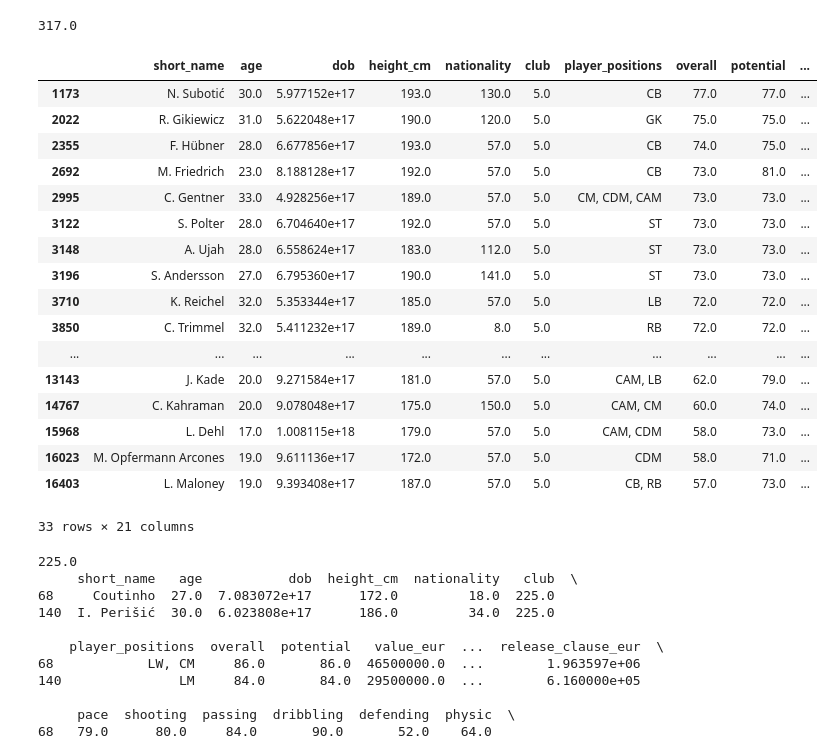
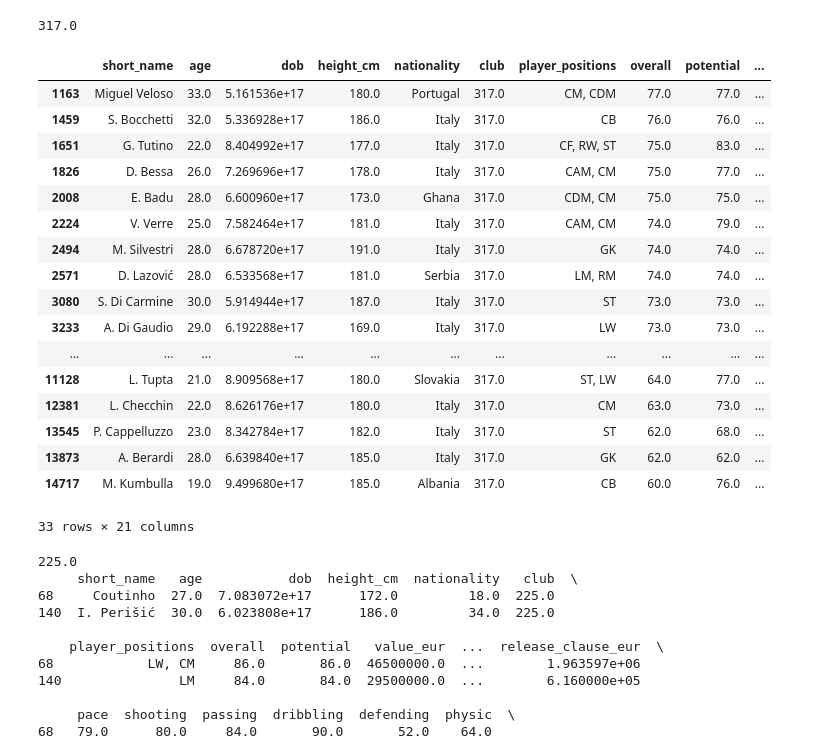
Before and after one commit to afss2/Projeto1_CD, a Jupyter notebook: Projeto_TAGDI.ipynb, the cells around one changed output. Saved outputs shown, nothing was run; the diff lists cells and outputs as text; code cells hidden in the pictures.

```diff
--- a/Projeto_TAGDI.ipynb
+++ b/Projeto_TAGDI.ipynb
@@ -650,25 +653,25 @@ cleaned_df['club'].value_counts().idxmax()
 317.0
 # %%
 #O time FC Union Berlin é o que tem o maior número de jogadores (foi o primeiro a ser retornado)
-cleaned_df[cleaned_df['club'] == 5]
+cleaned_df[cleaned_df['club'] == 317]
 # %% [output]
 |  | short_name | age | dob | height_cm | nationality | club | player_positions | overall | potential | ... |
-| 1173 | N. Subotić | 30.0 | 5.977152e+17 | 193.0 | 130.0 | 5.0 | CB | 77.0 | 77.0 | ... |
-| 2022 | R. Gikiewicz | 31.0 | 5.622048e+17 | 190.0 | 120.0 | 5.0 | GK | 75.0 | 75.0 | ... |
-| 2355 | F. Hübner | 28.0 | 6.677856e+17 | 193.0 | 57.0 | 5.0 | CB | 74.0 | 75.0 | ... |
-| 2692 | M. Friedrich | 23.0 | 8.188128e+17 | 192.0 | 57.0 | 5.0 | CB | 73.0 | 81.0 | ... |
-| 2995 | C. Gentner | 33.0 | 4.928256e+17 | 189.0 | 57.0 | 5.0 | CM, CDM, CAM | 73.0 | 73.0 | ... |
-| 3122 | S. Polter | 28.0 | 6.704640e+17 | 192.0 | 57.0 | 5.0 | ST | 73.0 | 73.0 | ... |
-| 3148 | A. Ujah | 28.0 | 6.558624e+17 | 183.0 | 112.0 | 5.0 | ST | 73.0 | 73.0 | ... |
-| 3196 | S. Andersson | 27.0 | 6.795360e+17 | 190.0 | 141.0 | 5.0 | ST | 73.0 | 73.0 | ... |
-| 3710 | K. Reichel | 32.0 | 5.353344e+17 | 185.0 | 57.0 | 5.0 | LB | 72.0 | 72.0 | ... |
-| 3850 | C. Trimmel | 32.0 | 5.411232e+17 | 189.0 | 8.0 | 5.0 | RB | 72.0 | 72.0 | ... |
+| 1163 | Miguel Veloso | 33.0 | 5.161536e+17 | 180.0 | Portugal | 317.0 | CM, CDM | 77.0 | 77.0 | ... |
+| 1459 | S. Bocchetti | 32.0 | 5.336928e+17 | 186.0 | Italy | 317.0 | CB | 76.0 | 76.0 | ... |
+| 1651 | G. Tutino | 22.0 | 8.404992e+17 | 177.0 | Italy | 317.0 | CF, RW, ST | 75.0 | 83.0 | ... |
+| 1826 | D. Bessa | 26.0 | 7.269696e+17 | 178.0 | Italy | 317.0 | CAM, CM | 75.0 | 77.0 | ... |
+| 2008 | E. Badu | 28.0 | 6.600960e+17 | 173.0 | Ghana | 317.0 | CDM, CM | 75.0 | 75.0 | ... |
+| 2224 | V. Verre | 25.0 | 7.582464e+17 | 181.0 | Italy | 317.0 | CAM, CM | 74.0 | 79.0 | ... |
+| 2494 | M. Silvestri | 28.0 | 6.678720e+17 | 191.0 | Italy | 317.0 | GK | 74.0 | 74.0 | ... |
+| 2571 | D. Lazović | 28.0 | 6.533568e+17 | 181.0 | Serbia | 317.0 | LM, RM | 74.0 | 74.0 | ... |
+| 3080 | S. Di Carmine | 30.0 | 5.914944e+17 | 187.0 | Italy | 317.0 | ST | 73.0 | 73.0 | ... |
+| 3233 | A. Di Gaudio | 29.0 | 6.192288e+17 | 169.0 | Italy | 317.0 | LW | 73.0 | 73.0 | ... |
 | ... | ... | ... | ... | ... | ... | ... | ... | ... | ... | ... |
-| 13143 | J. Kade | 20.0 | 9.271584e+17 | 181.0 | 57.0 | 5.0 | CAM, LB | 62.0 | 79.0 | ... |
-| 14767 | C. Kahraman | 20.0 | 9.078048e+17 | 175.0 | 150.0 | 5.0 | CAM, CM | 60.0 | 74.0 | ... |
-| 15968 | L. Dehl | 17.0 | 1.008115e+18 | 179.0 | 57.0 | 5.0 | CAM, CDM | 58.0 | 73.0 | ... |
-| 16023 | M. Opfermann Arcones | 19.0 | 9.611136e+17 | 172.0 | 57.0 | 5.0 | CDM | 58.0 | 71.0 | ... |
-| 16403 | L. Maloney | 19.0 | 9.393408e+17 | 187.0 | 57.0 | 5.0 | CB, RB | 57.0 | 73.0 | ... |
+| 11128 | L. Tupta | 21.0 | 8.909568e+17 | 180.0 | Slovakia | 317.0 | ST, LW | 64.0 | 77.0 | ... |
+| 12381 | L. Checchin | 22.0 | 8.626176e+17 | 180.0 | Italy | 317.0 | CM | 63.0 | 73.0 | ... |
+| 13545 | P. Cappelluzzo | 23.0 | 8.342784e+17 | 182.0 | Italy | 317.0 | ST | 62.0 | 68.0 | ... |
+| 13873 | A. Berardi | 28.0 | 6.639840e+17 | 185.0 | Italy | 317.0 | GK | 62.0 | 62.0 | ... |
+| 14717 | M. Kumbulla | 19.0 | 9.499680e+17 | 185.0 | Albania | 317.0 | CB | 60.0 | 76.0 | ... |
 33 rows × 21 columns
 # %%
 # Agora vamos ver o clube que possui o maior número de jogadores com overall acima de 81.
```
Also changed, not shown: parts of 3 cells of this notebook.
